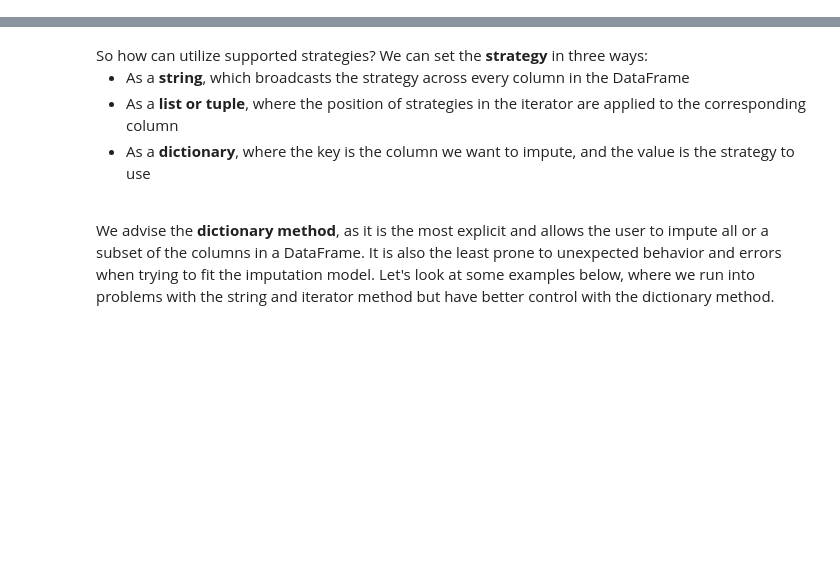
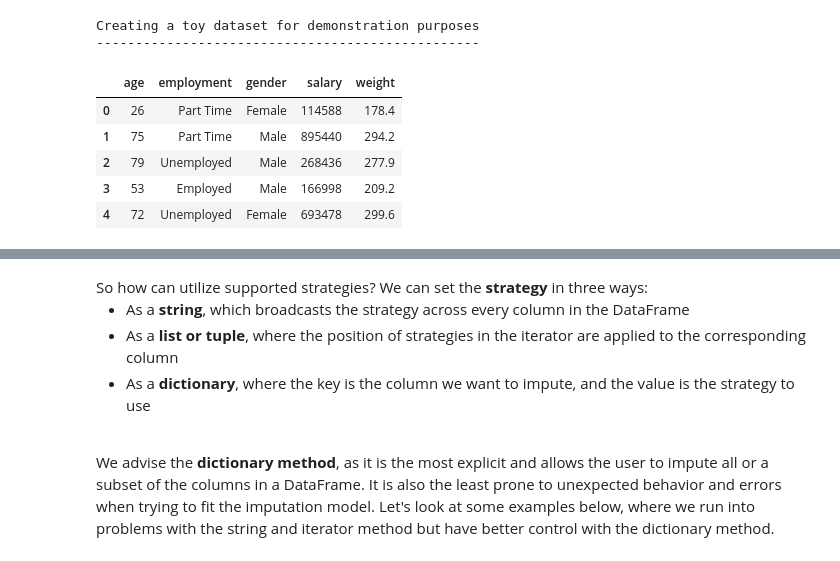
Before and after one commit to shabarka/autoimpute-tutorials, a Jupyter notebook: tutorials/imputer_mechanics_II.ipynb, the cells around one changed output, grey strips where cells are left out. Drawn from its saved outputs; the diff is of its cells as text; code cells hidden in the pictures; blank space fills up the shorter version.

```diff
--- a/tutorials/imputer_mechanics_II.ipynb
+++ b/tutorials/imputer_mechanics_II.ipynb
@@ -41,0 +16,31 @@ The **strategy** argument is the most important argument within the `SingleImput
+# %%
+# imports to create toy df
+import warnings
+import numpy as np
+import pandas as pd
+warnings.filterwarnings('ignore')
+
+# helper functions used throughout this project
+print_header = lambda msg: print(f"{msg}\n{'-'*len(msg)}")
+
+# dataframe with columns as random selections from various arrays
+toy_df = pd.DataFrame({
+    "age": np.random.choice(np.arange(20,80), 50),
+    "gender": np.random.choice(["Male","Female"], 50),
+    "employment": np.random.choice(["Unemployed","Employed", "Part Time", "Self-Employed"], 50),
+    "salary": np.random.choice(np.arange(50_000, 1_000_000), 50),
+    "weight": np.random.choice(np.arange(100, 300, 0.1), 50),
+})
+
+# helper functions used throughout this project
+print_header("Creating a toy dataset for demonstration purposes")
+toy_df.head()
+# %% [output]
+Creating a toy dataset for demonstration purposes
+-------------------------------------------------
+|  | age | employment | gender | salary | weight |
+| 0 | 26 | Part Time | Female | 114588 | 178.4 |
+| 1 | 75 | Part Time | Male | 895440 | 294.2 |
+| 2 | 79 | Unemployed | Male | 268436 | 277.9 |
+| 3 | 53 | Employed | Male | 166998 | 209.2 |
+| 4 | 72 | Unemployed | Female | 693478 | 299.6 |
```
Also changed, not shown: parts of 70 cells of this notebook, 1 other file.
